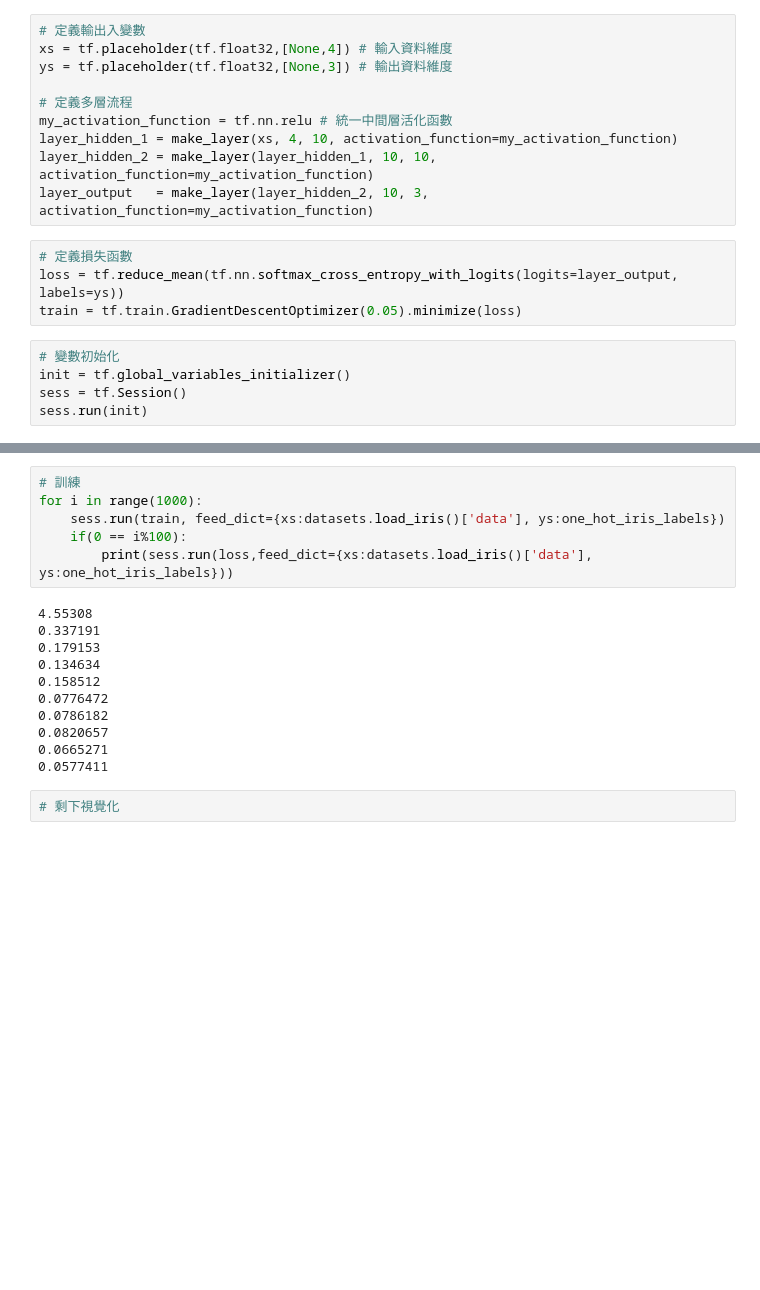
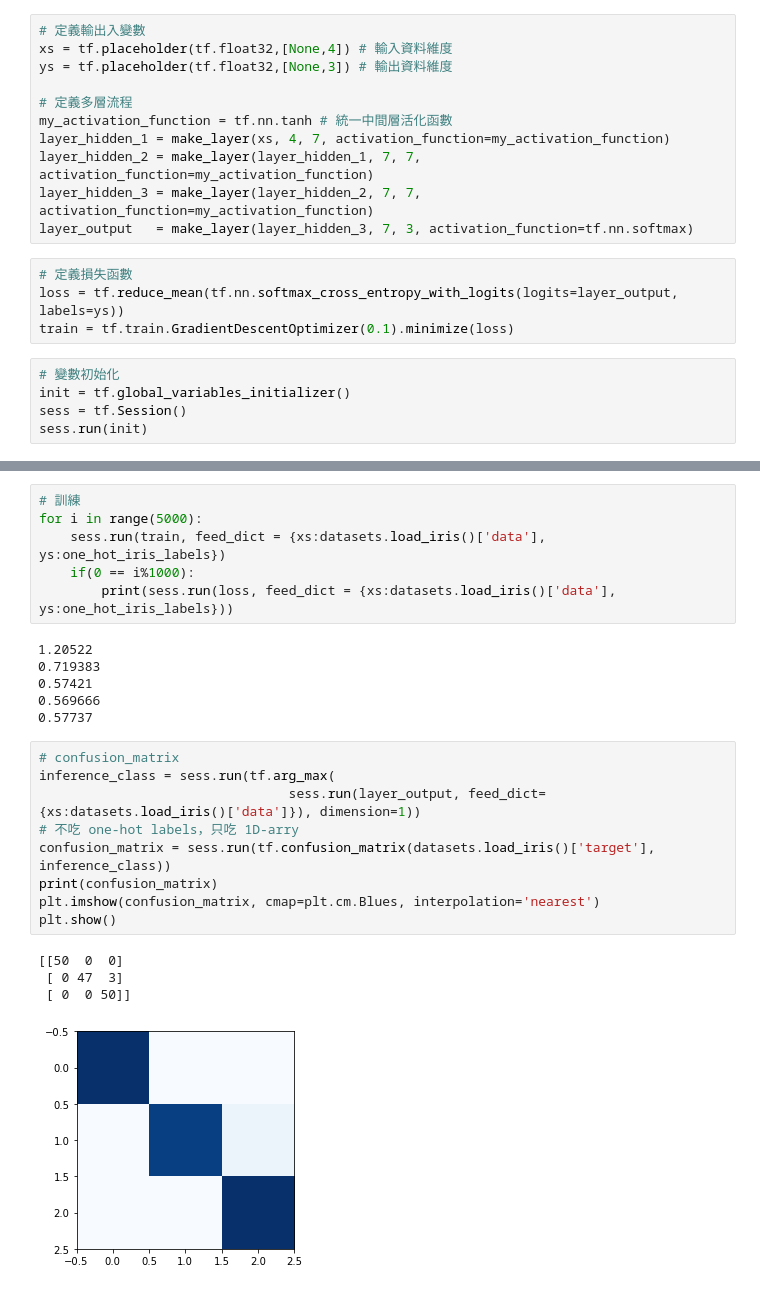
Before and after one commit to mosdeo/Tensorflow_simple_example, a Jupyter notebook: iris classifier.ipynb, the cells around one changed output, grey strips where cells are left out. Cells and saved outputs as stored; diff of their text form; blank space fills up the shorter version.

Commit message:
完成confusion_matrix

```diff
--- a/iris classifier.ipynb
+++ b/iris classifier.ipynb
@@ -33,14 +33,15 @@ xs = tf.placeholder(tf.float32,[None,4]) # 輸入資料維度
 ys = tf.placeholder(tf.float32,[None,3]) # 輸出資料維度
 
 # 定義多層流程
-my_activation_function = tf.nn.relu # 統一中間層活化函數
-layer_hidden_1 = make_layer(xs, 4, 10, activation_function=my_activation_function)
-layer_hidden_2 = make_layer(layer_hidden_1, 10, 10, activation_function=my_activation_function)
-layer_output   = make_layer(layer_hidden_2, 10, 3, activation_function=my_activation_function)
+my_activation_function = tf.nn.tanh # 統一中間層活化函數
+layer_hidden_1 = make_layer(xs, 4, 7, activation_function=my_activation_function)
+layer_hidden_2 = make_layer(layer_hidden_1, 7, 7, activation_function=my_activation_function)
+layer_hidden_3 = make_layer(layer_hidden_2, 7, 7, activation_function=my_activation_function)
+layer_output   = make_layer(layer_hidden_3, 7, 3, activation_function=tf.nn.softmax)
 # %%
 # 定義損失函數
 loss = tf.reduce_mean(tf.nn.softmax_cross_entropy_with_logits(logits=layer_output, labels=ys))
-train = tf.train.GradientDescentOptimizer(0.05).minimize(loss)
+train = tf.train.GradientDescentOptimizer(0.1).minimize(loss)
 # %%
 # 變數初始化
 init = tf.global_variables_initializer()
@@ -54,19 +55,26 @@ one_hot_iris_labels = tf.Session().run(
 # %%
 # 訓練
-for i in range(1000):
-    sess.run(train, feed_dict={xs:datasets.load_iris()['data'], ys:one_hot_iris_labels})
-    if(0 == i%100):
-        print(sess.run(loss,feed_dict={xs:datasets.load_iris()['data'], ys:one_hot_iris_labels}))
+for i in range(5000):
+    sess.run(train, feed_dict = {xs:datasets.load_iris()['data'], ys:one_hot_iris_labels})
+    if(0 == i%1000):
+        print(sess.run(loss, feed_dict = {xs:datasets.load_iris()['data'], ys:one_hot_iris_labels}))
 # %% [output]
-4.55308
-0.337191
-0.179153
-0.134634
-0.158512
-0.0776472
-0.0786182
-0.0820657
-0.0665271
-0.0577411
+1.20522
+0.719383
+0.57421
+0.569666
+0.57737
-# %%
-# 剩下視覺化
+# %%
+# confusion_matrix
+inference_class = sess.run(tf.arg_max(
+                                sess.run(layer_output, feed_dict={xs:datasets.load_iris()['data']}), dimension=1))
+# 不吃 one-hot labels，只吃 1D-arry
+confusion_matrix = sess.run(tf.confusion_matrix(datasets.load_iris()['target'], inference_class))
+print(confusion_matrix)
+plt.imshow(confusion_matrix, cmap=plt.cm.Blues, interpolation='nearest')
+plt.show()
+# %% [output]
+[[50  0  0]
+ [ 0 47  3]
+ [ 0  0 50]]
+[figure, added]
```
Also changed, not shown: parts of 1 cell of this notebook.
